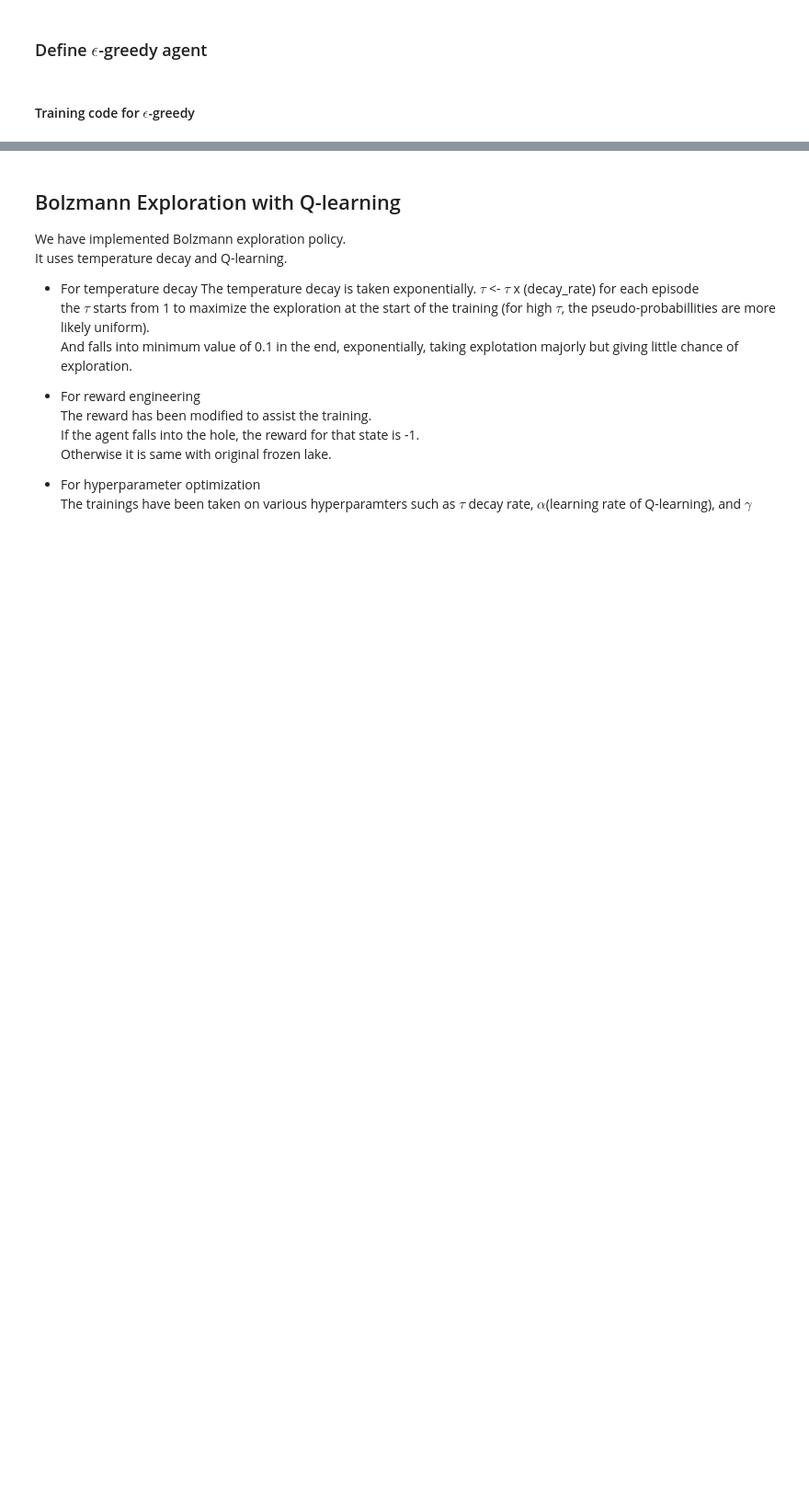
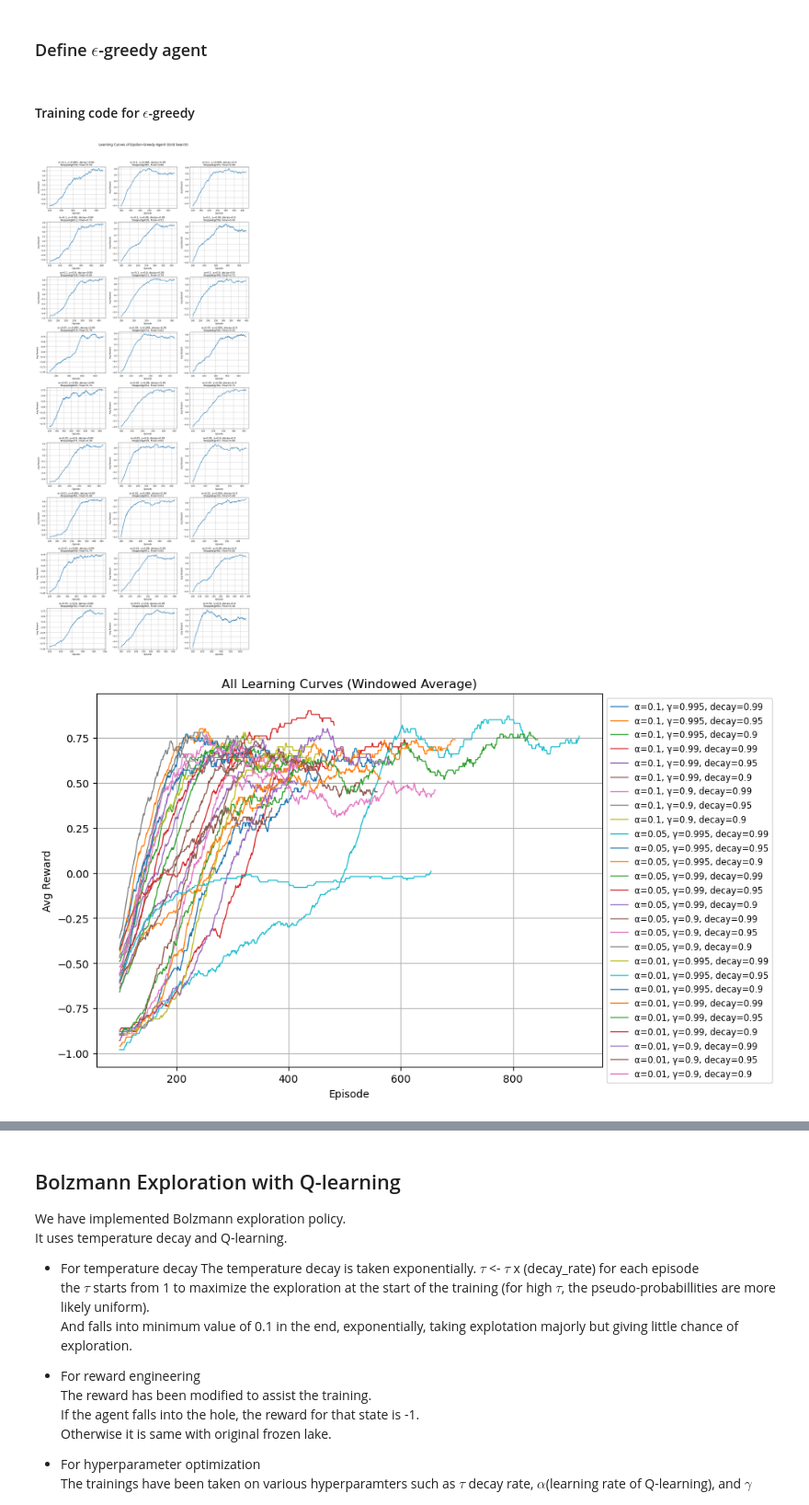
Before and after one commit to youngpark-POS/InteractiveML, a Jupyter notebook: Ass2-JiwooHongYeongjaeParkYoonhyeokLee.ipynb, the cells around one changed output, grey strips where cells are left out. Shown at 92% size. Drawn from its saved outputs; the diff is of its cells as text; code cells hidden in the pictures; blank space fills up the shorter version.

```diff
--- a/Ass2-JiwooHongYeongjaeParkYoonhyeokLee.ipynb
+++ b/Ass2-JiwooHongYeongjaeParkYoonhyeokLee.ipynb
@@ -350,31 +350,34 @@ plt.figure(figsize=(10, 6))
 for result in results:
     alpha = result['alpha']
     gamma = result['gamma']
     decay_rate = result['decay_rate']
     rewards = result['episode_rewards']
     if len(rewards) >= WINDOW_SIZE:
         avg_rewards = moving_average(rewards, WINDOW_SIZE)
         label = f"α={alpha}, γ={gamma}, decay={decay_rate}"
         plt.plot(range(WINDOW_SIZE - 1, len(rewards)), avg_rewards, label=label, linewidth=1)
 
-plt.title("All Learning Curves (Moving Average)")
+plt.title("All Learning Curves (Windowed Average)")
 plt.xlabel("Episode")
 plt.ylabel("Avg Reward")
 plt.grid(True)
 plt.legend(fontsize='small', loc='upper left', bbox_to_anchor=(1, 1))
 plt.tight_layout()
 plt.show()
 
 # Best models summary
 best_by_stop = min(results, key=lambda x: x['stopped_episode'])
 best_by_reward = max(results, key=lambda x: x['final_cumulative_reward'])
 
 print("Best Early Convergence Model:")
 print(f"  α={best_by_stop['alpha']}, γ={best_by_stop['gamma']}, decay={best_by_stop['decay_rate']}")
 print(f"  Stopped at episode {best_by_stop['stopped_episode']}")
 print(f"  Final avg cumulative reward: {best_by_stop['final_cumulative_reward']:.2f}")
 
 print("\nBest Performance Model:")
 print(f"  α={best_by_reward['alpha']}, γ={best_by_reward['gamma']}, decay={best_by_reward['decay_rate']}")
 print(f"  Stopped at episode {best_by_reward['stopped_episode']}")
 print(f"  Final avg cumulative reward: {best_by_reward['final_cumulative_reward']:.2f}")
+# %% [output]
+[figure, added]
+[figure, added]
```
Also changed, not shown: parts of 3 cells of this notebook.
